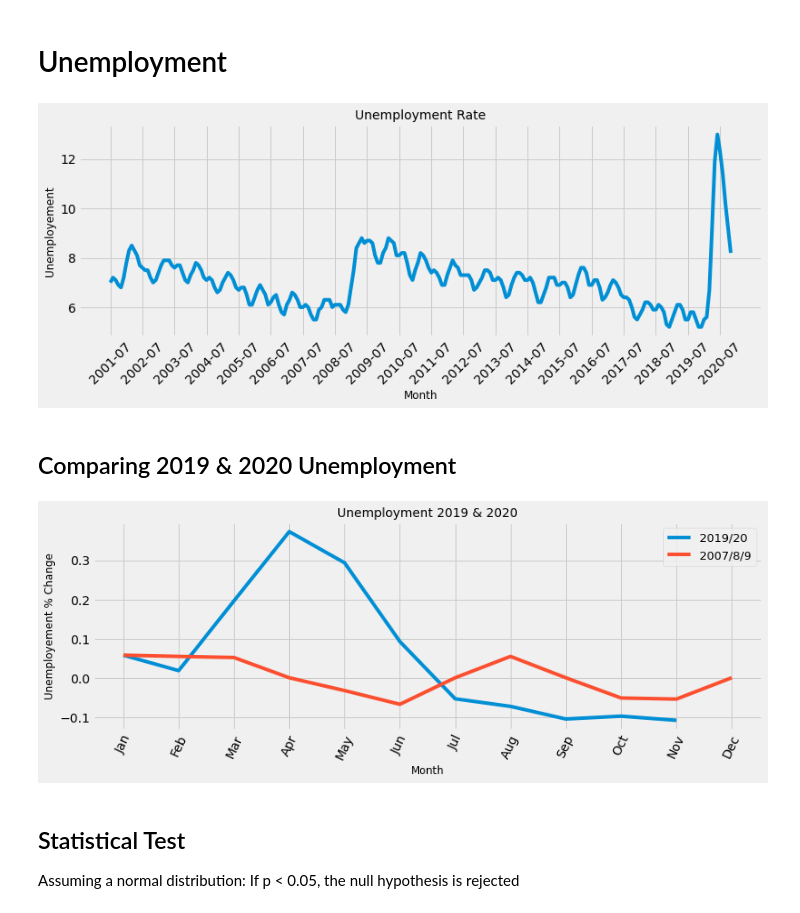
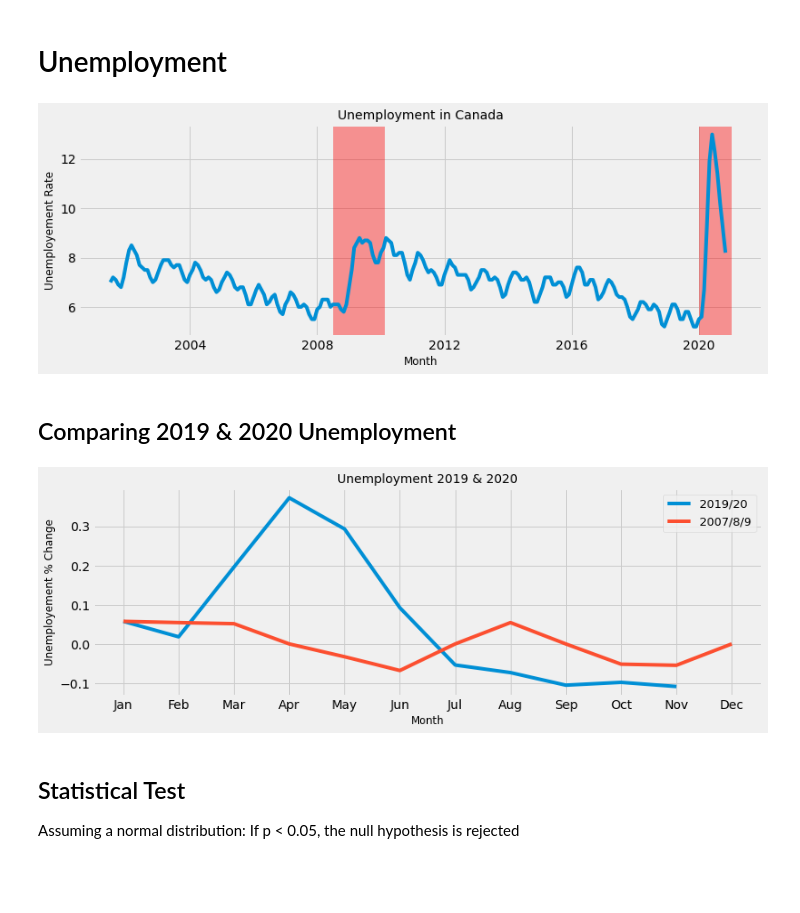
Before and after one commit to dataseal-team-6/sasha_working, a Jupyter notebook: presentation.ipynb, the cells around one changed output. Saved outputs shown, nothing was run; the diff lists cells and outputs as text; code cells hidden in the pictures; blank space fills up the shorter version.

```diff
--- a/presentation.ipynb
+++ b/presentation.ipynb
@@ -21,21 +21,21 @@ plt.style.use('fivethirtyeight')
 # unemployment data
 ue = pd.read_csv('data/unemployment.csv')
 ue = ue.loc[ue.GEO == 'Canada']
-ue['MONTH'] = pd.to_datetime(ue.REF_DATE)
-ue['MONTH'] = ue['MONTH'].dt.strftime("%m")
-col = ['REF_DATE', 'VALUE', 'MONTH']
+col = ['VALUE']
+ue.index = ue['REF_DATE']
+ue.index = ue.index.astype('datetime64[ns]')
+ue = ue['2000':]
 ue = ue[col]
 ue['pct'] = ue['VALUE'].pct_change()
 ue['pct'].iat[0] = 0
 
-ue2020 = ue.loc[ue.REF_DATE.str.contains("2020")]
-ue2019 = ue.loc[ue.REF_DATE.str.contains("2019")]
-ue2020 = ue2020.reset_index(drop=True)
-ue2019 = ue2019.reset_index(drop=True)
-ueA = ue.loc[ue.REF_DATE.str.contains("2020")|ue.REF_DATE.str.contains("2019")]
-ueB = ue.loc[ue.REF_DATE.str.contains("2007")|ue.REF_DATE.str.contains("2008")|ue.REF_DATE.str.contains("2009")]
-ueC = ue.loc[ue.REF_DATE.str.contains("2001")|ue.REF_DATE.str.contains("2002")|ue.REF_DATE.str.contains("2003")]
-ueA = ueA.reset_index(drop=True)
-ueB = ueB.reset_index(drop=True)
-ueC = ueC.reset_index(drop=True)
-ue.head()
+ue07 = ue['2007':]
+# ue07.index = ue07.index.astype('datetime64[ns]')
+ue2020 = ue['2020':]
+ue2020 = ue2020.reset_index()
+ue2019 = ue['2019':'2020']
+ue2019 = ue2019.reset_index()
+ueA = ue['2019':]
+ueA = ueA.reset_index()
+ueB = ue['2007':'2010']
+ueB = ueB.reset_index()
@@ -167,16 +161,17 @@ plt.show()
 # %% [markdown]
 # Unemployment
 # %%
-# Unemp in Canada over time
 fig, ax = plt.subplots(nrows=1, sharey=True, figsize = (12,4))
-ax.plot(ue.REF_DATE, ue.VALUE)
-plt.title('Unemployment Rate', fontsize = 14)
+ax.plot(ue.VALUE)
+plt.title('Unemployment in Canada', fontsize = 14)
 plt.xlabel('Month', fontsize = 12)
-plt.ylabel('Unemployement', fontsize = 12)
-plt.xticks([i for i in ue.REF_DATE[::12]],rotation=45)
+plt.ylabel('Unemployement Rate', fontsize = 12)
+ax.axvspan('2008-07', '2010-02', color='red', alpha=0.4)
+ax.axvspan('2020', '2021', color='red', alpha=0.4)
+# plt.xticks(range(12),mon, rotation=0)
 plt.show()
 # %% [output]
-[figure, old version]
+[figure, new version]
 # %% [markdown]
 ## Comparing 2019 & 2020 Unemployment
 # %%
@@ -188,16 +183,16 @@ for i in range(n):
 mon = [ i[:3] for i in months ]
 
 fig, ax = plt.subplots(nrows=1, sharey=True, figsize = (12,4))
-ax.plot(ue2020.index, ue2020.pct, label = '2019/20')
-ax.plot(ue2019.index, ue2019.pct, label = '2007/8/9')
+ax.plot(ue2020.pct, label = '2019/20')
+ax.plot(ue2019.pct, label = '2007/8/9')
 plt.title('Unemployment 2019 & 2020', fontsize = 14)
 plt.xlabel('Month', fontsize = 12)
 plt.ylabel('Unemployement % Change', fontsize = 12)
 plt.legend(fontsize = 13, loc = 'upper right')
-plt.xticks(range(12),mon, rotation=65)
+plt.xticks(range(12),mon, rotation=0)
 plt.show()
 # %% [output]
-[figure, old version]
+[figure, new version]
 # %% [markdown]
 ## Statistical Test
 
```
Also changed, not shown: parts of 25 cells of this notebook.
